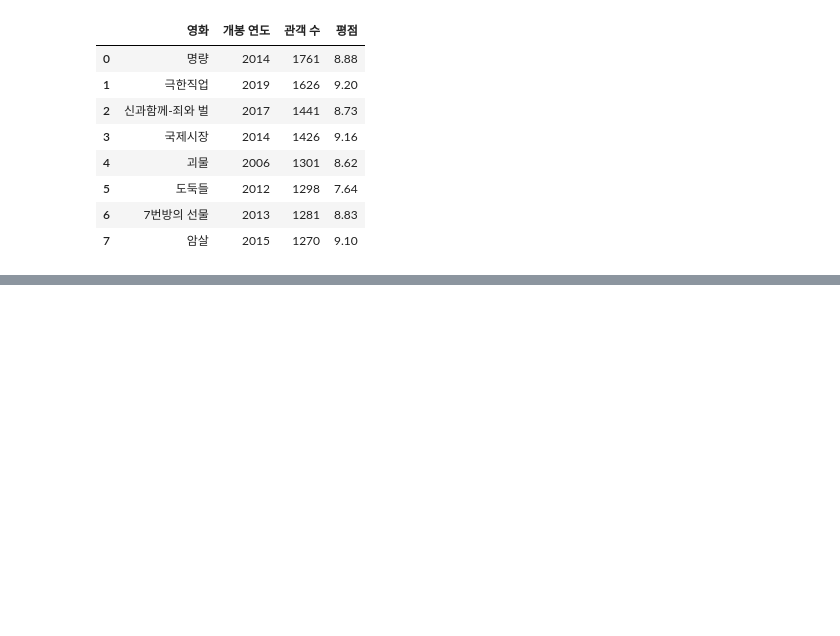
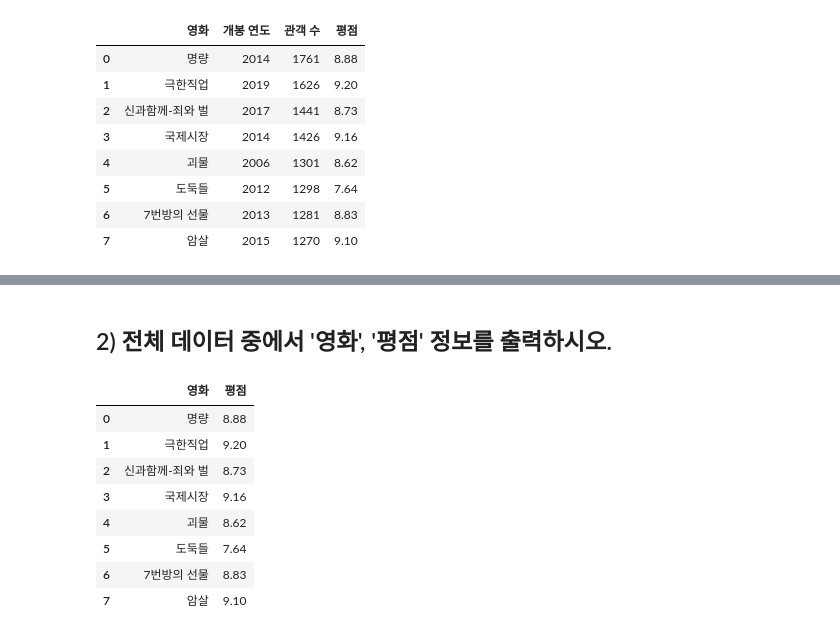
Before and after one commit to kngsujng/Data-Analysis_Study, a Jupyter notebook: PythonDataWorkspace/Pandas/15. 퀴즈.ipynb, the cells around one changed output, grey strips where cells are left out. Saved outputs shown, nothing was run; the diff lists cells and outputs as text; code cells hidden in the pictures; blank space fills up the shorter version.

```diff
--- a/PythonDataWorkspace/Pandas/15. 퀴즈.ipynb
+++ b/PythonDataWorkspace/Pandas/15. 퀴즈.ipynb
@@ -22,0 +40,15 @@ df
+# %% [markdown]
+## 2) 전체 데이터 중에서 '영화', '평점' 정보를 출력하시오.
+# %%
+df.loc[:,['영화', '평점']]
+# df[['영화', '평점']]
+# %% [output]
+|  | 영화 | 평점 |
+| 0 | 명량 | 8.88 |
+| 1 | 극한직업 | 9.20 |
+| 2 | 신과함께-죄와 벌 | 8.73 |
+| 3 | 국제시장 | 9.16 |
+| 4 | 괴물 | 8.62 |
+| 5 | 도둑들 | 7.64 |
+| 6 | 7번방의 선물 | 8.83 |
+| 7 | 암살 | 9.10 |
```
Also changed, not shown: parts of 10 cells of this notebook, 2 other files.
